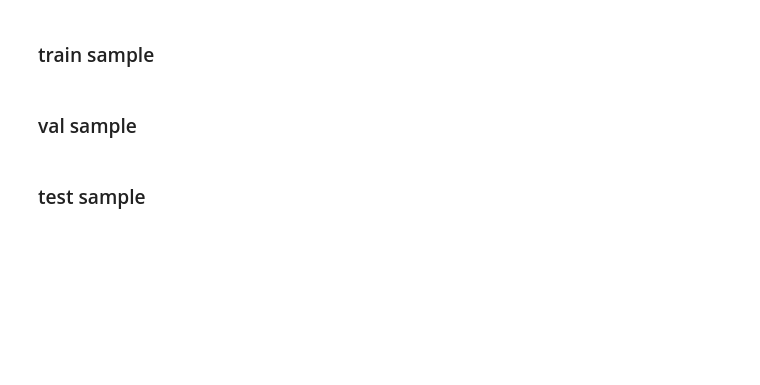
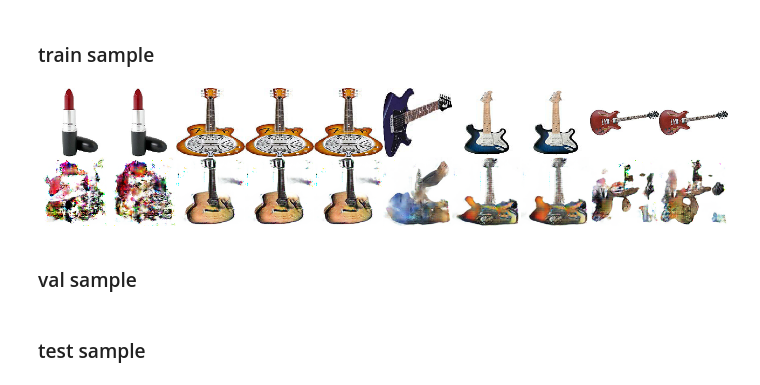
Before and after one commit to junwoopark92/TAC-GAN-eCommerce, a Jupyter notebook: demo_code.ipynb, the cells around one changed output. Cells and saved outputs as stored; diff of their text form; code cells hidden in the pictures; blank space fills up the shorter version.

```diff
--- a/demo_code.ipynb
+++ b/demo_code.ipynb
@@ -13,7 +16,7 @@ def concat_image(images,nrows, ncols):
     width = 128
     height = 128
 
-    background = Image.new('RGBA',(128*ncols, 128*nrows), (255, 255, 255, 255))
+    background = Image.new('RGB',(128*ncols, 128*nrows), (255, 255, 255, 255))
     bg_w, bg_h = background.size
 
     for i,image in enumerate(images):
@@ -40,5 +64,5 @@ h['cate'][:10]
 # %%
-checkpoint_path = 'outputs/netg_checkpoints/netG__epoch_45.pth'
+checkpoint_path = 'outputs/netg_checkpoints/netG__epoch_130.pth'
 # %%
 n_z = 100
 n_l = 100
@@ -53,8 +77,16 @@ netG.zero_grad()
 # %% [markdown]
 ### train sample
 # %%
-index = 3
-caption = Variable(torch.from_numpy(h['docvec'][index].reshape(1,-1)))
-noise = Variable(torch.randn(1, 100)) # create random noise
-noise.data.normal_(0,1) # normalize the noise
-fake = netG(noise, caption)
+n= 1000
+images = []
+real_images = []
+imgdir = 'data/datasets/products/images'
+for index in range(n,n+10):
+    asin = h['asin'][index].decode('utf-8')
+    real_images.append(Image.open(os.path.join(imgdir,asin)).resize((128,128)))
+    caption = Variable(torch.from_numpy(h['docvec'][index].reshape(1,-1)))
+    noise = Variable(torch.randn(1, 100)) # create random noise
+    noise.data.normal_(0,1) # normalize the noise
+    fake = netG(noise, caption)
+    img = transform(fake[0].data)
+    images.append(img)
@@ -65,3 +93,7 @@ img
+# %%
+concat_image(real_images + images,2,len(images))
+# %% [output]
+[figure, added]
 # %% [markdown]
 ### val sample
 # %% [markdown]
```
Also changed, not shown: parts of 17 cells of this notebook.
